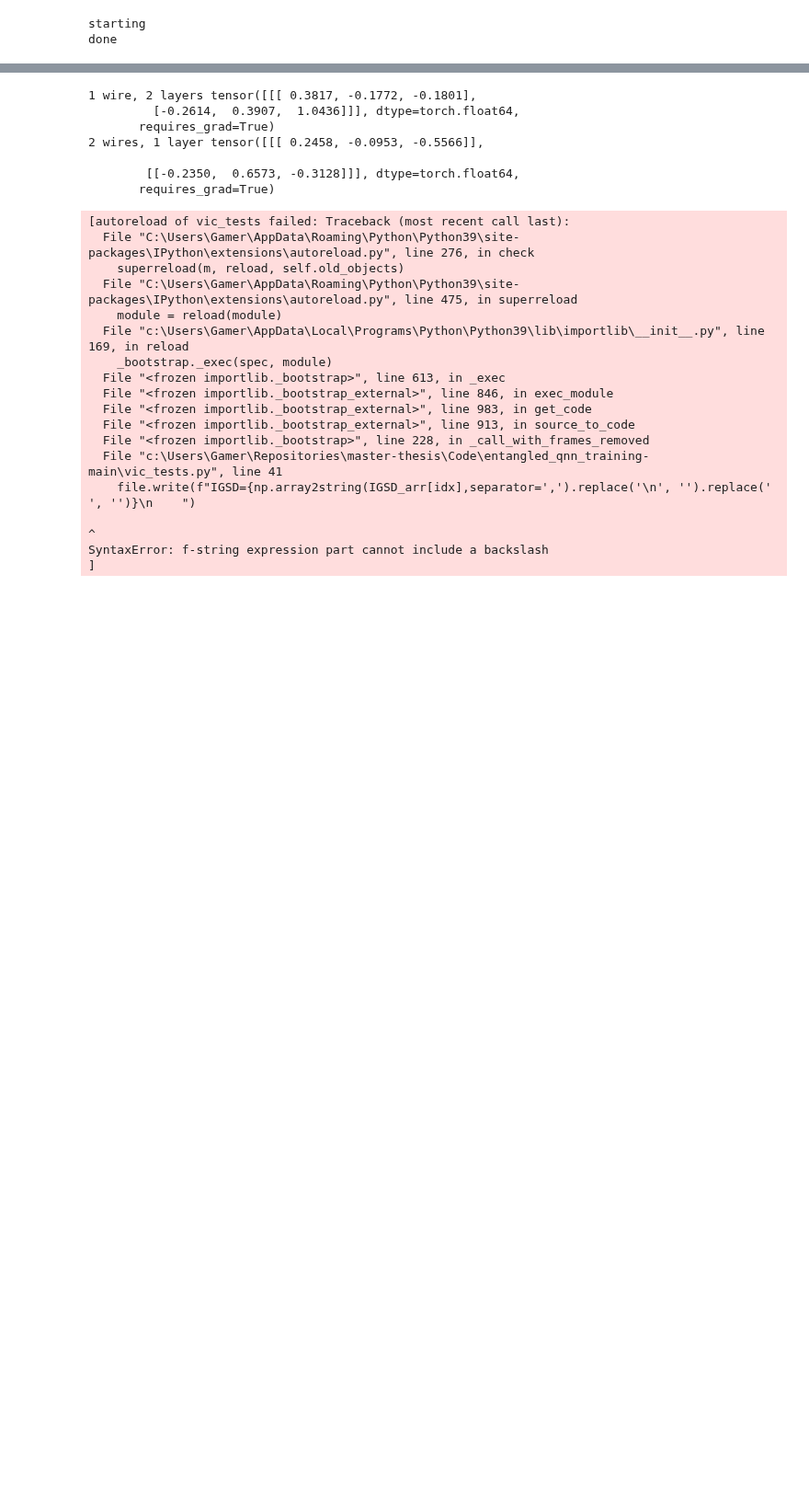
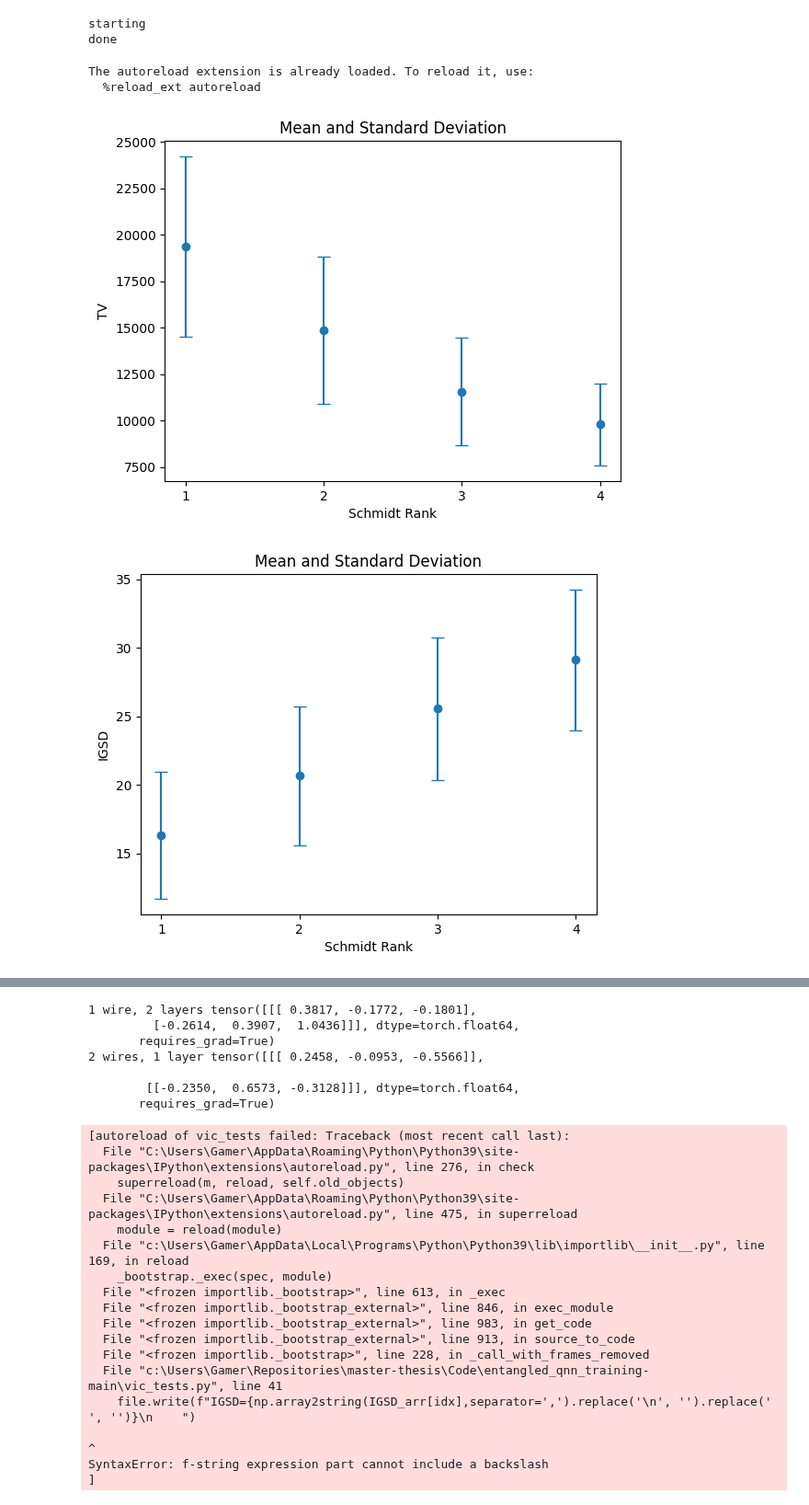
Before and after one commit to vic-it/master-thesis, a Jupyter notebook: Code/entangled_qnn_training-main/victor_thesis_experiments_nb.ipynb, the cells around one changed output, grey strips where cells are left out. Shown at 92% size. Cells and saved outputs as stored; diff of their text form; code cells hidden in the pictures; blank space fills up the shorter version.

Commit message:
implement first result post processing

```diff
--- a/Code/entangled_qnn_training-main/victor_thesis_experiments_nb.ipynb
+++ b/Code/entangled_qnn_training-main/victor_thesis_experiments_nb.ipynb
@@ -14,3 +14,34 @@ from multiprocessing import cpu_count
 # %% [output]
 starting
 done
+# %%
+#result tests
+%load_ext autoreload
+%autoreload 2
+from victor_thesis_results_processing import *
+# condensed configs from 1600total runs -> 320 configXunitary -> into 64 configurations, consiting of lists of results
+configs = generate_config()
+#print(configs)
+results = read_results(run_id, len(configs))
+#5 consecutive confs are the same config over 5 different unitaries -> combine them first by averaging
+attr_list = ["TV", "IGSD","FD", "SC"]
+
+s_rank_results = []
+s_rank_results.append(combine_results(get_results_where(results, configs, schmidt_rank=1)))
+s_rank_results.append(combine_results(get_results_where(results, configs, schmidt_rank=2)))
+s_rank_results.append(combine_results(get_results_where(results, configs, schmidt_rank=3)))
+s_rank_results.append(combine_results(get_results_where(results, configs, schmidt_rank=4)))
+for attr_name in attr_list:
+    s_rank_results_mean = []
+    s_rank_results_std = []
+    for res in s_rank_results:
+        s_rank_results_mean.append(getattr(res,f"{attr_name}_avg"))
+        s_rank_results_std.append(getattr(res,f"{attr_name}_std"))
+    std_plot(s_rank_results_mean, s_rank_results_std, attr_name, "Schmidt Rank")
+
+run_id = "10_6_3_26_14_44_31"
+# %% [output]
+The autoreload extension is already loaded. To reload it, use:
+  %reload_ext autoreload
+[figure, added]
+[figure, added]
```
Also changed, not shown: parts of 1 cell of this notebook, 2 other files.
